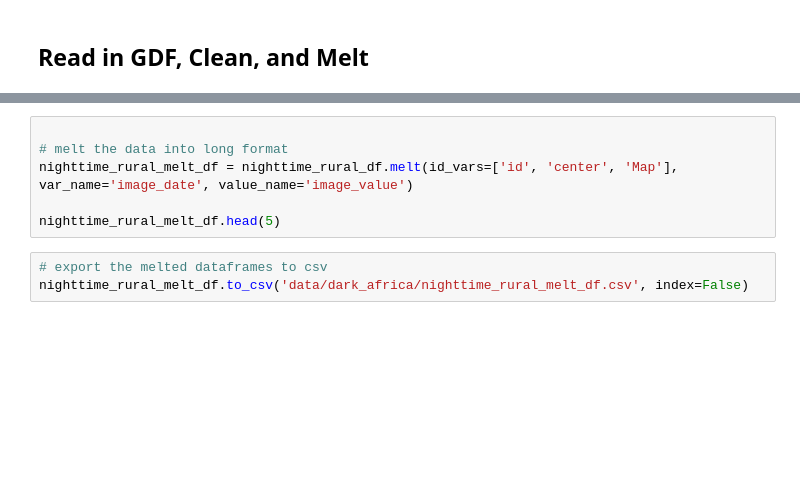
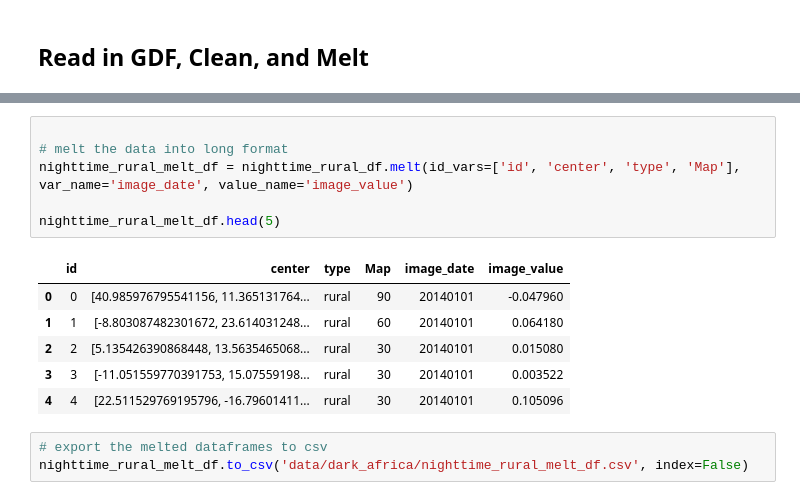
Before and after one commit to geohai/mini-grid-nightlights, a Jupyter notebook: 11_AfricaGetDarkAreasAfrica.ipynb, the cells around one changed output, grey strips where cells are left out. Cells and saved outputs as stored; diff of their text form; blank space fills up the shorter version.

```diff
--- a/11_AfricaGetDarkAreasAfrica.ipynb
+++ b/11_AfricaGetDarkAreasAfrica.ipynb
@@ -398,9 +416,16 @@ nighttime_rural_df.head(5)
 # %%
 
 # melt the data into long format
-nighttime_rural_melt_df = nighttime_rural_df.melt(id_vars=['id', 'center', 'Map'], var_name='image_date', value_name='image_value')
+nighttime_rural_melt_df = nighttime_rural_df.melt(id_vars=['id', 'center', 'type', 'Map'], var_name='image_date', value_name='image_value')
 
 nighttime_rural_melt_df.head(5)
+# %% [output]
+|  | id | center | type | Map | image_date | image_value |
+| 0 | 0 | [40.985976795541156, 11.365131764... | rural | 90 | 20140101 | -0.047960 |
+| 1 | 1 | [-8.803087482301672, 23.614031248... | rural | 60 | 20140101 | 0.064180 |
+| 2 | 2 | [5.135426390868448, 13.5635465068... | rural | 30 | 20140101 | 0.015080 |
+| 3 | 3 | [-11.051559770391753, 15.07559198... | rural | 30 | 20140101 | 0.003522 |
+| 4 | 4 | [22.511529769195796, -16.79601411... | rural | 30 | 20140101 | 0.105096 |
 # %%
 # export the melted dataframes to csv
 nighttime_rural_melt_df.to_csv('data/dark_africa/nighttime_rural_melt_df.csv', index=False)
```
Also changed, not shown: parts of 2 cells of this notebook, 7 other files.
